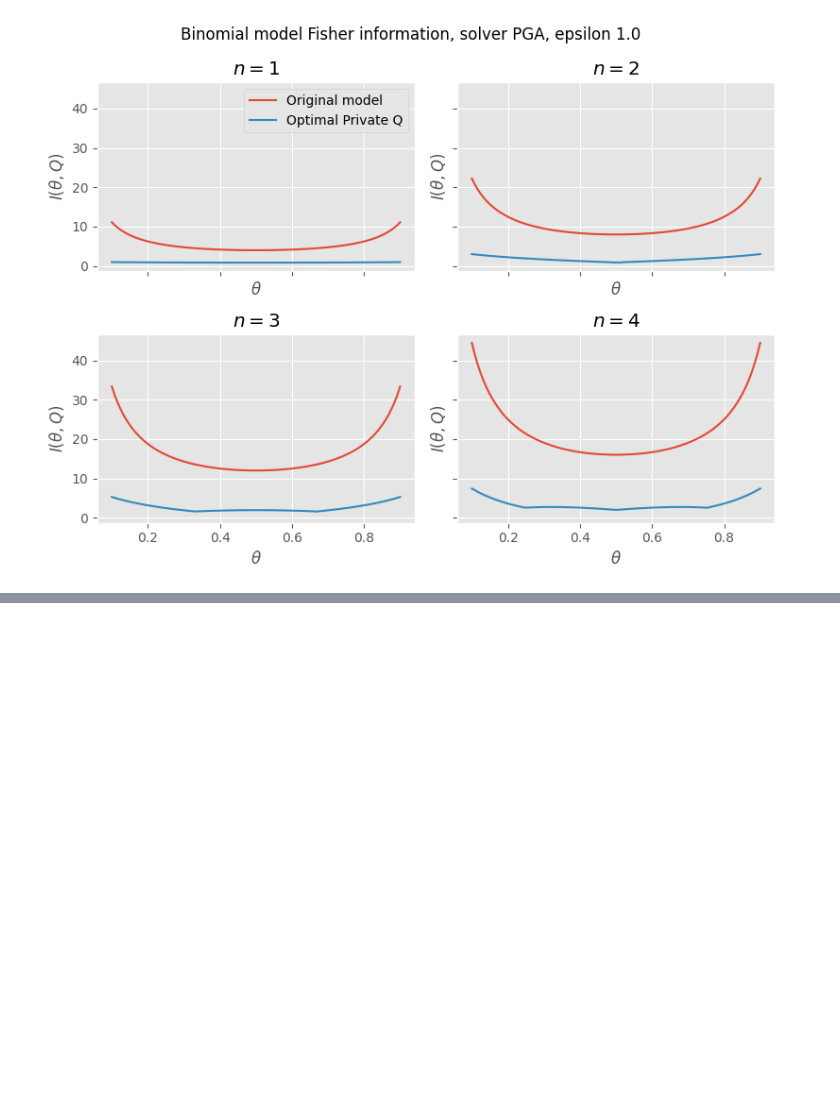
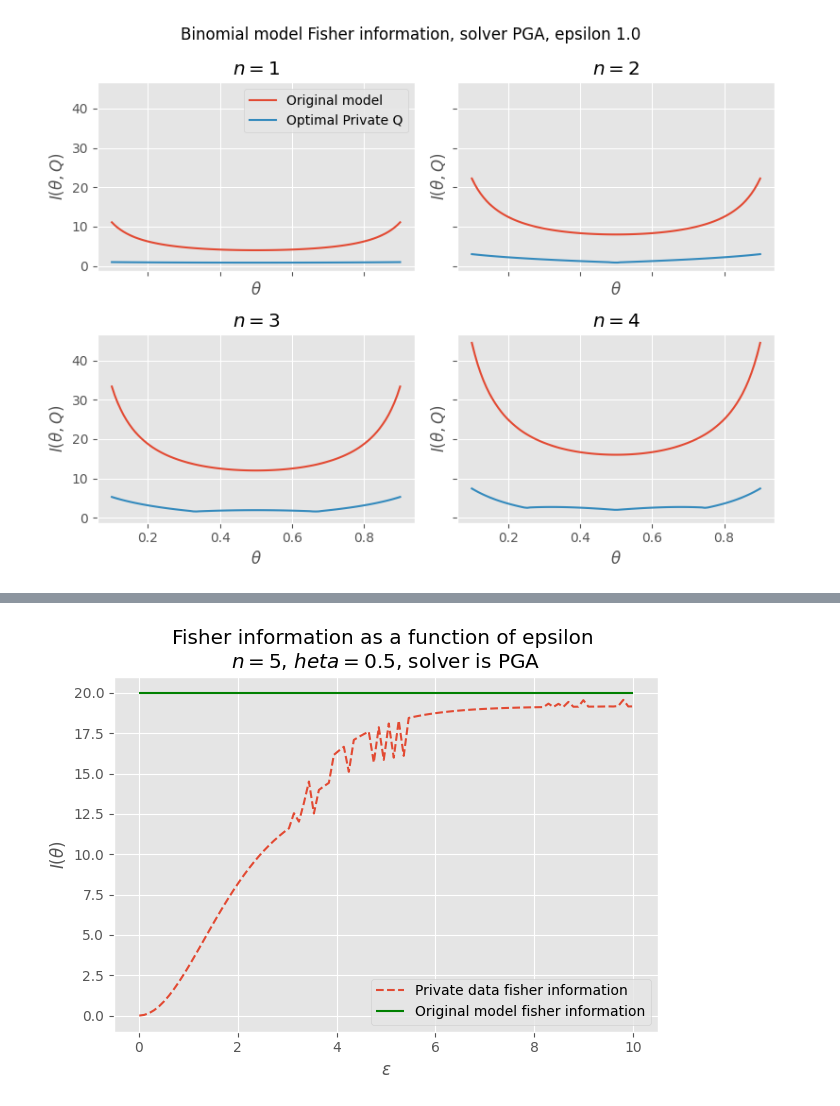
Before and after one commit to MatejVe/locally_efficient_differential_privacy, a Jupyter notebook: projected_ascent.ipynb, the cells around one changed output, grey strips where cells are left out. Saved outputs shown, nothing was run; the diff lists cells and outputs as text; code cells hidden in the pictures; blank space fills up the shorter version.

Commit message:
pga with edges and additional pga plots

```diff
--- a/projected_ascent.ipynb
+++ b/projected_ascent.ipynb
@@ -62,0 +83,4 @@ DP_tester.compare_fisher_two_solvers(linear_solver(), projected_gradient_ascent(
+# %%
+DP_tester.fisher_inf_vs_epsilon(projected_gradient_ascent(), 5, 0.5)
+# %% [output]
+[figure, added]
```
Also changed, not shown: parts of 8 cells of this notebook, 1 other file.
